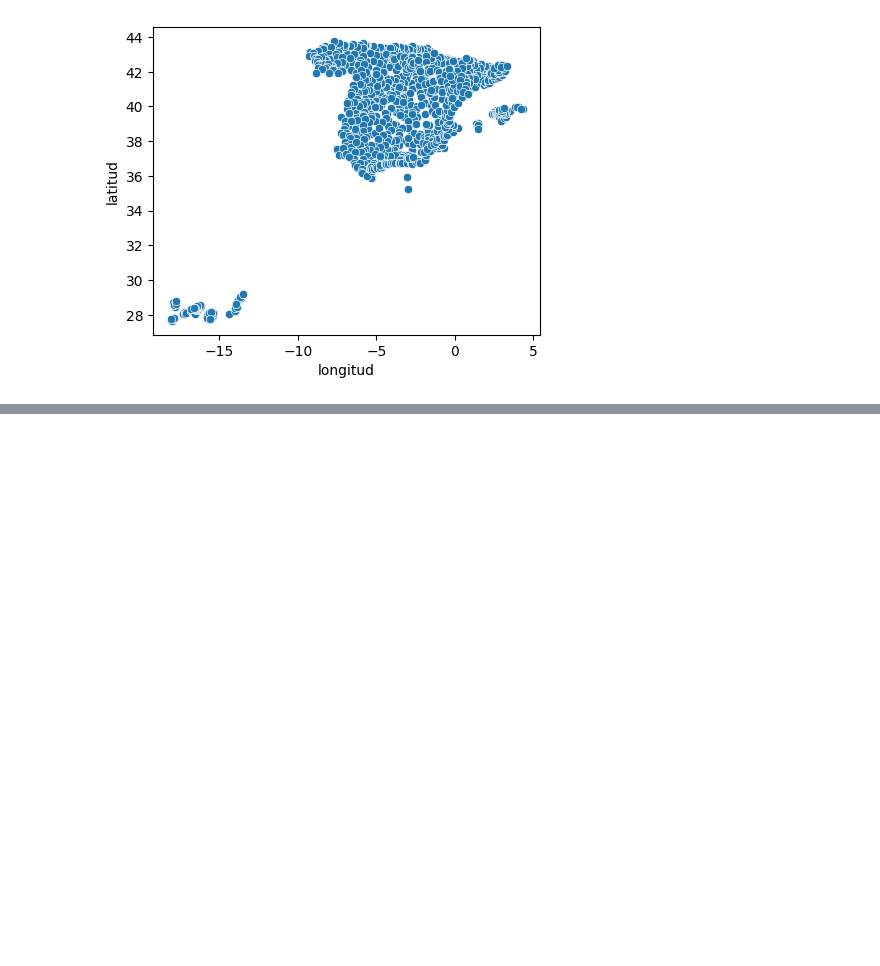
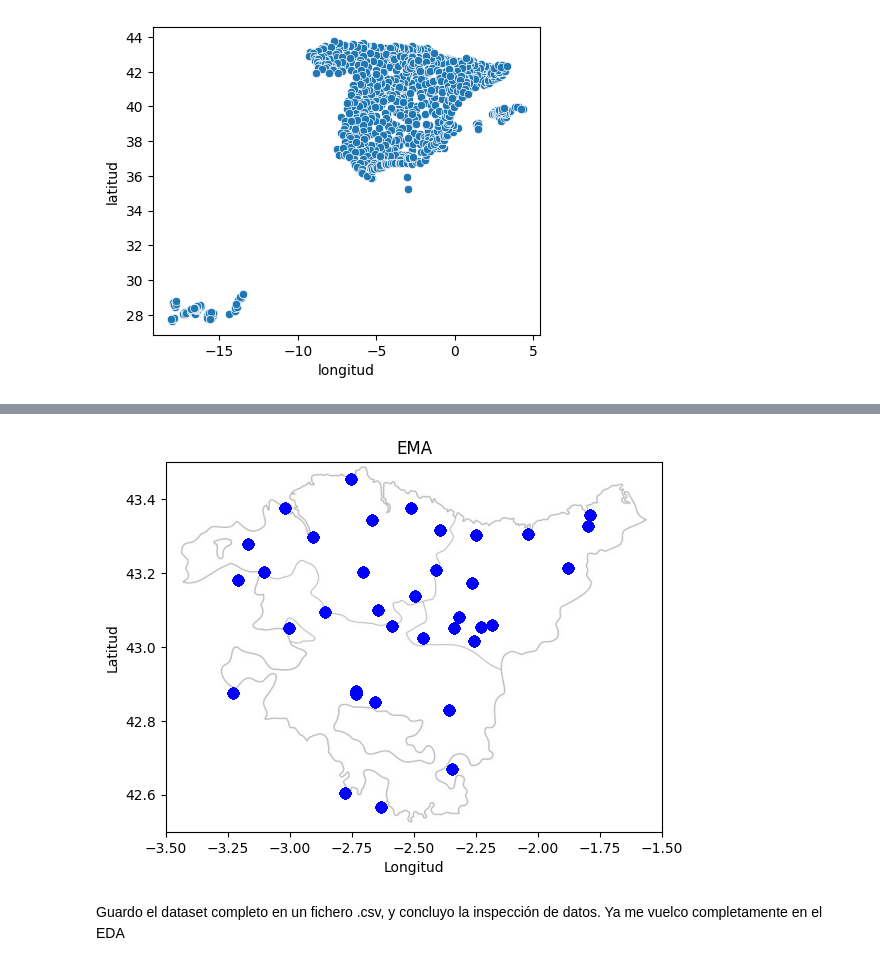
Before and after one commit to elecomexp/ONLINE_DS_THEBRIDGE_2024, a Jupyter notebook: 04_Project_Break_I/EDA_AEMET/src/notebooks/nb03_limpiar_y_combinar_datasets.ipynb, the cells around one changed output, grey strips where cells are left out. Drawn from its saved outputs; the diff is of its cells as text; code cells hidden in the pictures; blank space fills up the shorter version.

```diff
--- a/04_Project_Break_I/EDA_AEMET/src/notebooks/nb03_limpiar_y_combinar_datasets.ipynb
+++ b/04_Project_Break_I/EDA_AEMET/src/notebooks/nb03_limpiar_y_combinar_datasets.ipynb
@@ -148,0 +174,3 @@ df_anual_climate
+# %%
+df_basque_country = df_month_year_climate.merge(df_idema, how = 'left', on = 'idema')
+df_basque_country
@@ -148,0 +191,37 @@ df_anual_climate
+# %%
+from matplotlib.patches import Rectangle
+import matplotlib.image as mpimg
+
+# Carga la imagen
+image_path = '../img/basque_country_map.jpg'
+image = mpimg.imread(image_path)
+
+# Datos para el gráfico de dispersión
+x = df_basque_country.longitud
+y = df_basque_country.latitud
+
+# Configura el gráfico
+fig, ax = plt.subplots()
+
+# Agrega la imagen de fondo
+extent = [-3.5, -1.5, 42.5, 43.5]  # Ajusta los valores según tus datos
+ax.imshow(image, extent=extent, aspect='auto', alpha=0.3)
+
+# Crea el gráfico de dispersión
+ax.scatter(x, y, c='blue', s=50)  # Personaliza color y tamaño de puntos
+
+# Ajusta los límites del eje
+ax.set_xlim([-3.5, -1.5])
+ax.set_ylim([42.5, 43.5])
+
+# (Opcional) Agrega etiquetas y título
+ax.set_xlabel('Longitud')
+ax.set_ylabel('Latitud')
+ax.set_title('EMA')
+
+# Muestra el gráfico
+plt.show()
+# %% [output]
+[figure, added]
+# %% [markdown]
+Guardo el dataset completo en un fichero .csv, y concluyo la inspección de datos. Ya me vuelco completamente en el EDA
```
Also changed, not shown: parts of 7 cells of this notebook, 1 other file.
